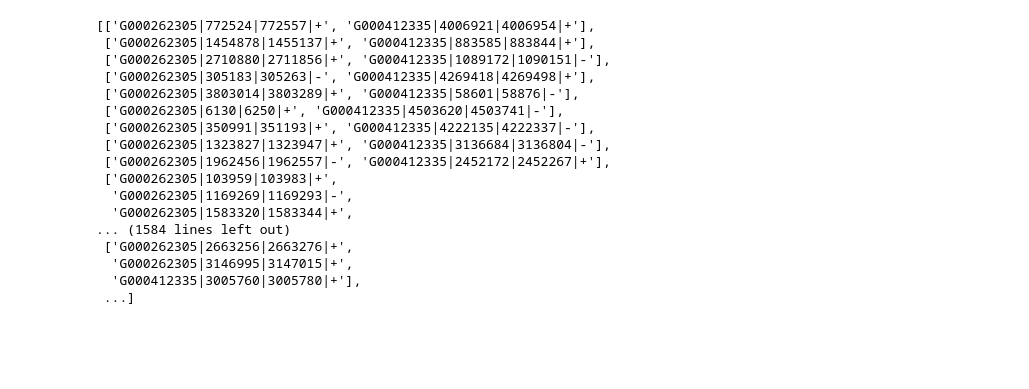
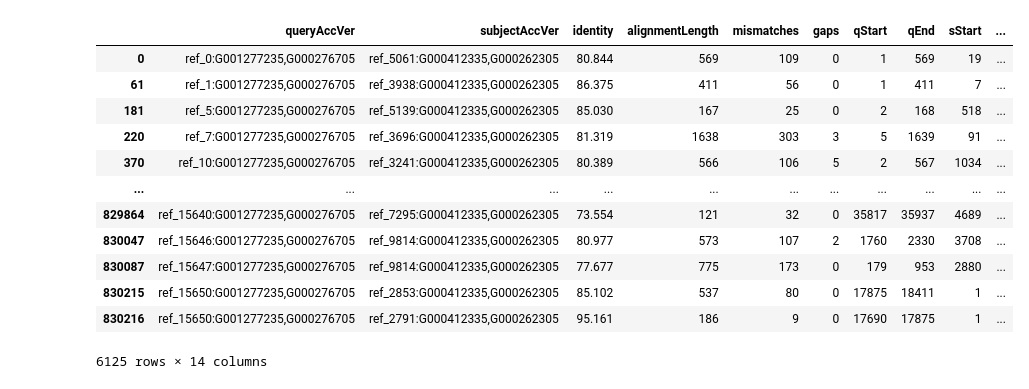
Before and after one commit to yongze-yin/tMHG-Finder, a Jupyter notebook: meat/main.ipynb, the cells around one changed output. Drawn from its saved outputs; the diff is of its cells as text; code cells hidden in the pictures; blank space fills up the shorter version.

```diff
--- a/meat/main.ipynb
+++ b/meat/main.ipynb
@@ -75,43 +50,0 @@ NameError: name 'accDic' is not defined
-# %%
-;enpan_mhg_list
-# %% [output]
-[['G000262305|772524|772557|+', 'G000412335|4006921|4006954|+'],
- ['G000262305|1454878|1455137|+', 'G000412335|883585|883844|+'],
- ['G000262305|2710880|2711856|+', 'G000412335|1089172|1090151|-'],
- ['G000262305|305183|305263|-', 'G000412335|4269418|4269498|+'],
- ['G000262305|3803014|3803289|+', 'G000412335|58601|58876|-'],
- ['G000262305|6130|6250|+', 'G000412335|4503620|4503741|-'],
- ['G000262305|350991|351193|+', 'G000412335|4222135|4222337|-'],
- ['G000262305|1323827|1323947|+', 'G000412335|3136684|3136804|-'],
- ['G000262305|1962456|1962557|-', 'G000412335|2452172|2452267|+'],
- ['G000262305|103959|103983|+',
-  'G000262305|1169269|1169293|-',
-  'G000262305|1583320|1583344|+',
-... (1584 lines left out)
- ['G000262305|2663256|2663276|+',
-  'G000262305|3146995|3147015|+',
-  'G000412335|3005760|3005780|+'],
- ...]
-# %%
-while remaining_pair:
-    next_internal_ready_boolean, internal_node_taxa, ready_MHG_dict, visited_node_MHG, remaining_pair = guide_tree_group.give_me_the_next_visit(visited_node_MHG, remaining_pair)
-    if next_internal_ready_boolean:
-        #这里现在不行 assume的是两个children都是leaf taxa；如果一个children是internal node，blastn_next要重新写
-        blastn_out_path = blastn_process.blastn_next(ready_MHG_dict, blastn_dir, temp_genome_dir)
-        df, check_list = MHG_partition.parseBlastXML(blastn_out_path)
-        df = MHG_partition.trim_fully_contain(df, check_list)
-        if '|' not in internal_node_taxa:
-            # Case 1: two children nodes are both leaf nodes
-            mhg_list = MHG_partition.mhg(df, 2)
-            pan_mhg_list = process_mhg.pangenome(mhg_list, accDic)
-        else:
-            # Case 2: two children nodes have an internal node
-            print("two children nodes have an internal node")
-            mhg_list = MHG_partition.mhg(df, 1)
-            pan_mhg_list = consensus_mhg.consensus_to_blocks(mhg_list, ready_MHG_dict)
-        refName_refBlcok_dict, ref_mhg_dict = process_mhg.mafft_consensus_mhg(pan_mhg_list, accDic)
-        visited_node_MHG[internal_node_taxa] = [refName_refBlcok_dict, ref_mhg_dict]
-        # Convert consensus ref alignments to sequences, write to a new fasta and be ready for next blastn
-        process_mhg.ref_alignment_to_fasta(internal_node_taxa, temp_genome_dir, refName_refBlcok_dict)
-    else:
-        print("Next internal node is not ready")
@@ -117,0 +57,16 @@ while remaining_pair:
+# %%
+df[df['alignmentLength'] > 100]
+# %% [output]
+|  | queryAccVer | subjectAccVer | identity | alignmentLength | mismatches | gaps | qStart | qEnd | sStart | ... |
+| 0 | ref_0:G001277235,G000276705 | ref_5061:G000412335,G000262305 | 80.844 | 569 | 109 | 0 | 1 | 569 | 19 | ... |
+| 61 | ref_1:G001277235,G000276705 | ref_3938:G000412335,G000262305 | 86.375 | 411 | 56 | 0 | 1 | 411 | 7 | ... |
+| 181 | ref_5:G001277235,G000276705 | ref_5139:G000412335,G000262305 | 85.030 | 167 | 25 | 0 | 2 | 168 | 518 | ... |
+| 220 | ref_7:G001277235,G000276705 | ref_3696:G000412335,G000262305 | 81.319 | 1638 | 303 | 3 | 5 | 1639 | 91 | ... |
+| 370 | ref_10:G001277235,G000276705 | ref_3241:G000412335,G000262305 | 80.389 | 566 | 106 | 5 | 2 | 567 | 1034 | ... |
+| ... | ... | ... | ... | ... | ... | ... | ... | ... | ... | ... |
+| 829864 | ref_15640:G001277235,G000276705 | ref_7295:G000412335,G000262305 | 73.554 | 121 | 32 | 0 | 35817 | 35937 | 4689 | ... |
+| 830047 | ref_15646:G001277235,G000276705 | ref_9814:G000412335,G000262305 | 80.977 | 573 | 107 | 2 | 1760 | 2330 | 3708 | ... |
+| 830087 | ref_15647:G001277235,G000276705 | ref_9814:G000412335,G000262305 | 77.677 | 775 | 173 | 0 | 179 | 953 | 2880 | ... |
+| 830215 | ref_15650:G001277235,G000276705 | ref_2853:G000412335,G000262305 | 85.102 | 537 | 80 | 0 | 17875 | 18411 | 1 | ... |
+| 830216 | ref_15650:G001277235,G000276705 | ref_2791:G000412335,G000262305 | 95.161 | 186 | 9 | 0 | 17690 | 17875 | 1 | ... |
+6125 rows × 14 columns
```
Also changed, not shown: parts of 9 cells of this notebook, 35 other files.
